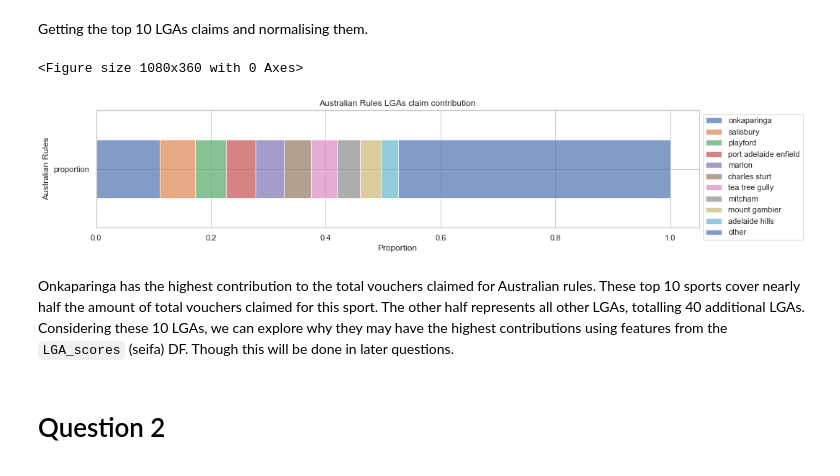
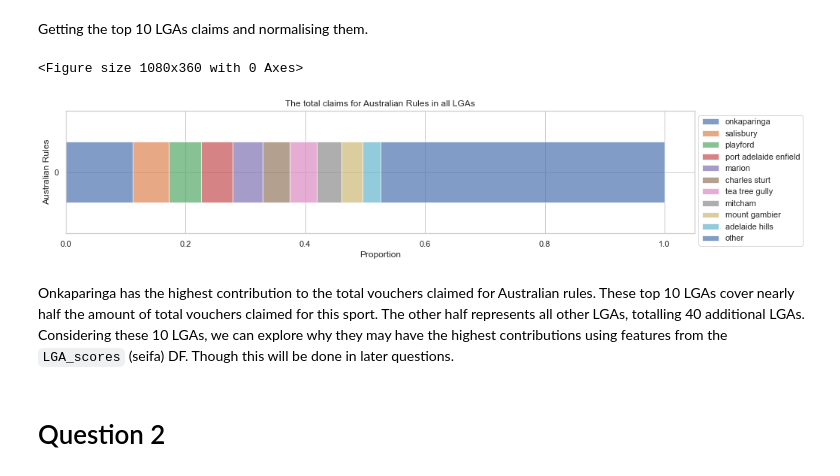
Before and after one commit to MQCOMP2200-S2-2021/Data-Science-Labs, a Jupyter notebook: Portfolio 2 - Christopher Rudolph.ipynb, the cells around one changed output. Saved outputs shown, nothing was run; the diff lists cells and outputs as text; code cells hidden in the pictures.

```diff
--- a/Portfolio 2 - Christopher Rudolph.ipynb
+++ b/Portfolio 2 - Christopher Rudolph.ipynb
@@ -472,21 +526,21 @@ aflTop['other'] = otherSports2DF.sum()
 # %%
 sns.set_theme(style="whitegrid")
 # fig = plt.figsize=(12, 5)
 plt.figure(figsize=(15,5))
 
 ax = aflTop.drop(index='australian rules').plot(kind = 'barh',stacked=True,style='b',
-                    alpha=0.7,title='Australian Rules LGAs claim contribution', figsize=(15,3))
+                    alpha=0.7,title='The total claims for Australian Rules in all LGAs', figsize=(15,3), use_index=False)
 
 
 plt.legend(bbox_to_anchor=(1, 1))
 ax.set(ylabel='Australian Rules', xlabel = 'Proportion')
 
 plt.show()
 # %% [output]
 <Figure size 1080x360 with 0 Axes>
-[figure, old version]
+[figure, new version]
 # %% [markdown]
-Onkaparinga has the highest contribution to the total vouchers claimed for Australian rules. These top 10 sports cover nearly half the amount of total vouchers claimed for this sport. The other half represents all other LGAs, totalling 40 additional LGAs. Considering these 10 LGAs, we can explore why they may have the highest contributions using features from the `LGA_scores` (seifa) DF. Though this will be done in later questions.
+Onkaparinga has the highest contribution to the total vouchers claimed for Australian rules. These top 10 LGAs cover nearly half the amount of total vouchers claimed for this sport. The other half represents all other LGAs, totalling 40 additional LGAs. Considering these 10 LGAs, we can explore why they may have the highest contributions using features from the `LGA_scores` (seifa) DF. Though this will be done in later questions.
 # %% [markdown]
 # Question 2
 # %% [markdown]
```
Also changed, not shown: parts of 58 cells of this notebook, 1 other file.
